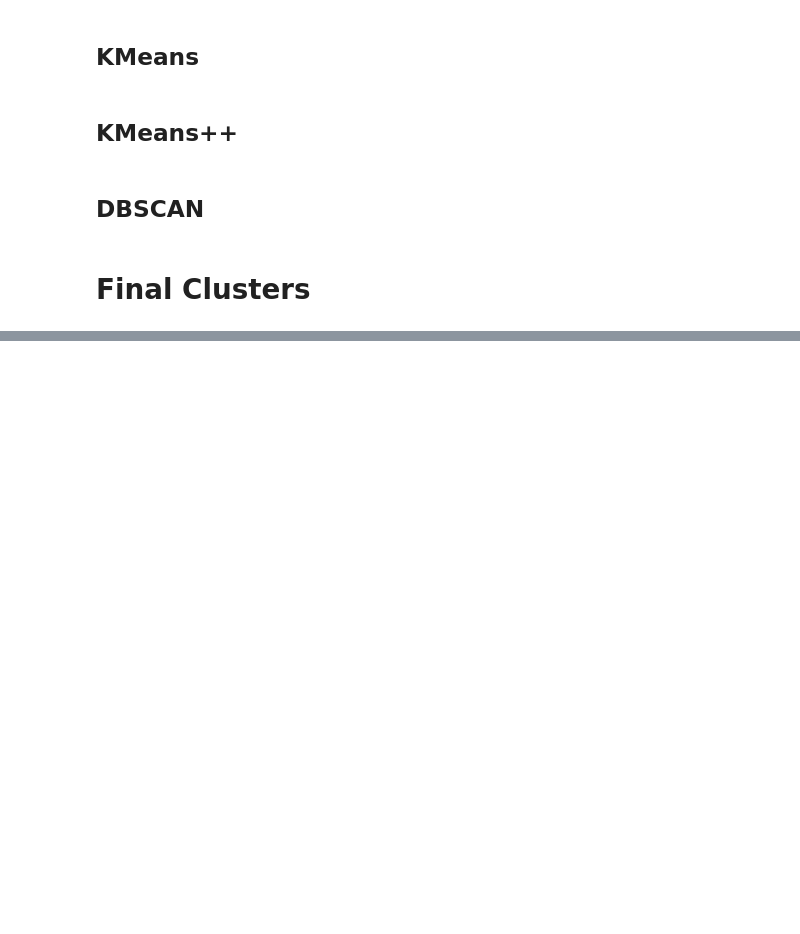
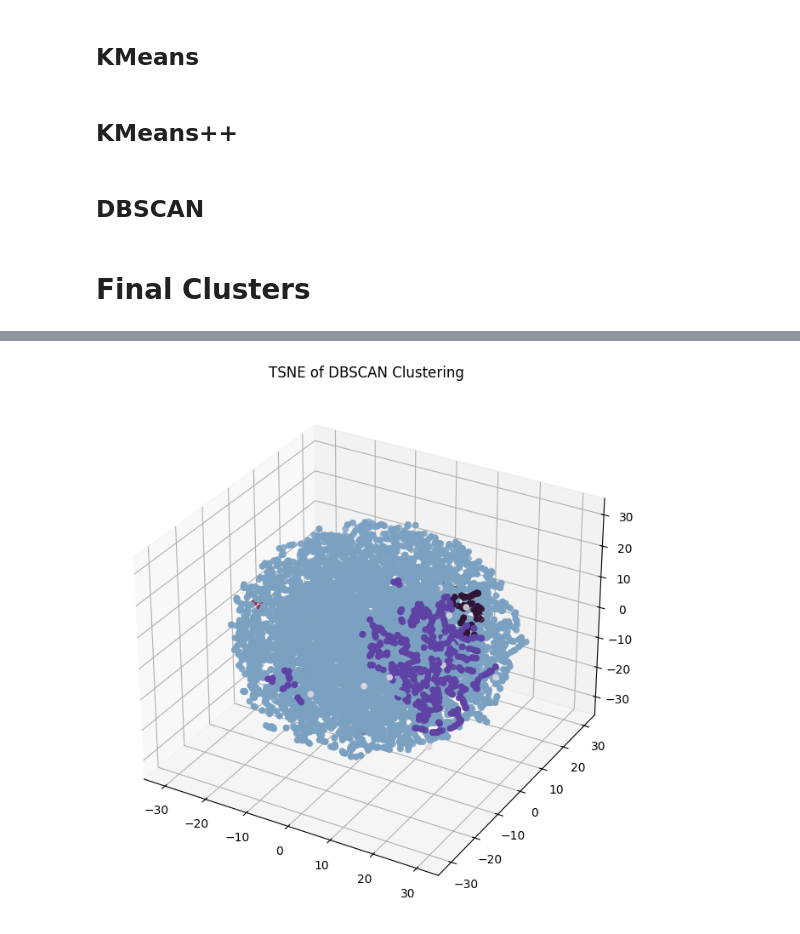
Before and after one commit to aiko-isnt-ded/data-analytics, a Jupyter notebook: notebooks/12cluster_algorithms.ipynb, the cells around one changed output, grey strips where cells are left out. Cells and saved outputs as stored; diff of their text form; code cells hidden in the pictures; blank space fills up the shorter version.

```diff
--- a/notebooks/12cluster_algorithms.ipynb
+++ b/notebooks/12cluster_algorithms.ipynb
@@ -262,0 +316,15 @@ df_scaled.head(8)
+# %%
+x_embedded_dbs3d = TSNE(n_components=3, learning_rate='auto', n_iter=500, init='random', perplexity=3).fit_transform(df_scaled)
+# %%
+ax = plt.figure(figsize=(8,8)).add_subplot(projection = '3d')
+ax.scatter(
+    xs= x_embedded_dbs3d[:, 0],
+    ys= x_embedded_dbs3d[:, 1],
+    zs= x_embedded_dbs3d[:, 2],
+    c=cluster_labels3,
+    cmap='twilight',
+)
+plt.title('TSNE of DBSCAN Clustering')
+plt.show()
+# %% [output]
+[figure, added]
```
Also changed, not shown: parts of 14 cells of this notebook.
